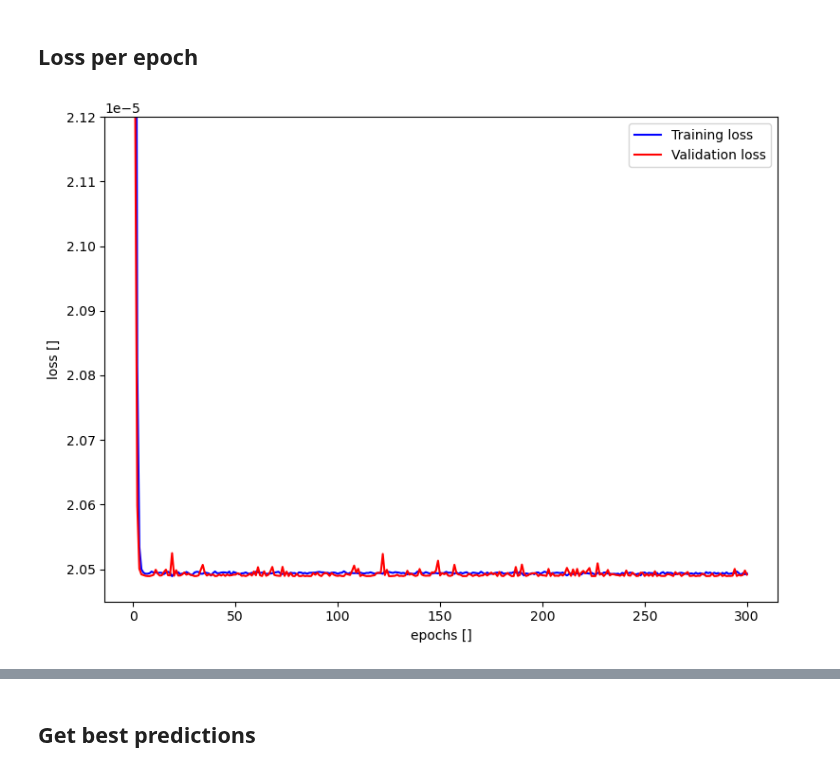
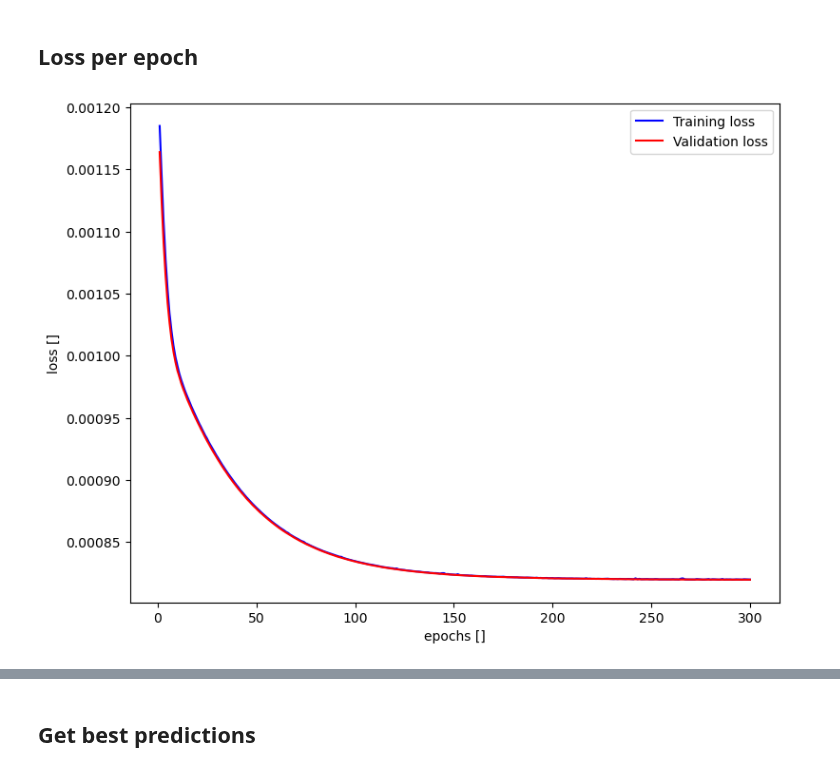
Before and after one commit to taehyounpark/higgs-offshell-interpretation, a Jupyter notebook: classifier-nn-toy.ipynb, the cells around one changed output, grey strips where cells are left out. Cells and saved outputs as stored; diff of their text form; code cells hidden in the pictures.

```diff
--- a/classifier-nn-toy.ipynb
+++ b/classifier-nn-toy.ipynb
@@ -11,3 +16,7 @@ GEN_PRM = 7
+# %%
+GEN_NON_PRM = 8
+GEN_PRM = 8
+OUTPUT_DIR = 'outputs/toy'
 # %%
 def weights(theta):
     return (1/(1+np.exp(-theta/2))-0.5)
@@ -196,7 +205,7 @@ plt.legend()
 # %%
 hist = ''
 
-with open(f'mult_history.txt.{GEN_NON_PRM}', 'r') as hist_file:
+with open(OUTPUT_DIR + f'/history/mult_history_{GEN_NON_PRM}.txt', 'r') as hist_file:
     hist = hist_file.readlines()
 
 hist = [ np.array(el.replace('[','').replace(']','').replace(' ','').split(','), dtype=float) for el in hist[0].split('][')]
@@ -208,26 +217,26 @@ epochs = range(1,301)
 # %%
 ind = 15
 
 #fig, (ax1,ax2) = plt.subplots(2,1, gridspec_kw={'height_ratios': [1, 1]}, figsize=(10,8))
 fig = plt.figure(figsize=(8,6))
 
 #ax1.set_xticklabels([])
 
 plt.plot(epochs, t_loss[ind], 'b', label='Training loss')
 plt.xlabel('epochs []')
 plt.ylabel('loss []')
 #ax2.legend()
 
 plt.plot(epochs, v_loss[ind], 'r', label='Validation loss')
 #ax1.set_ylabel('loss []')
 
 plt.legend()
-plt.ylim(2.045e-5,2.12e-5)
+#plt.ylim(2.045e-5,2.12e-5)
 fig.tight_layout()
 
 plt.show()
 # %% [output]
-[figure, old version]
+[figure, new version]
 # %%
 hist_prm = ''
 
```
Also changed, not shown: parts of 11 cells of this notebook, 14 other files.
